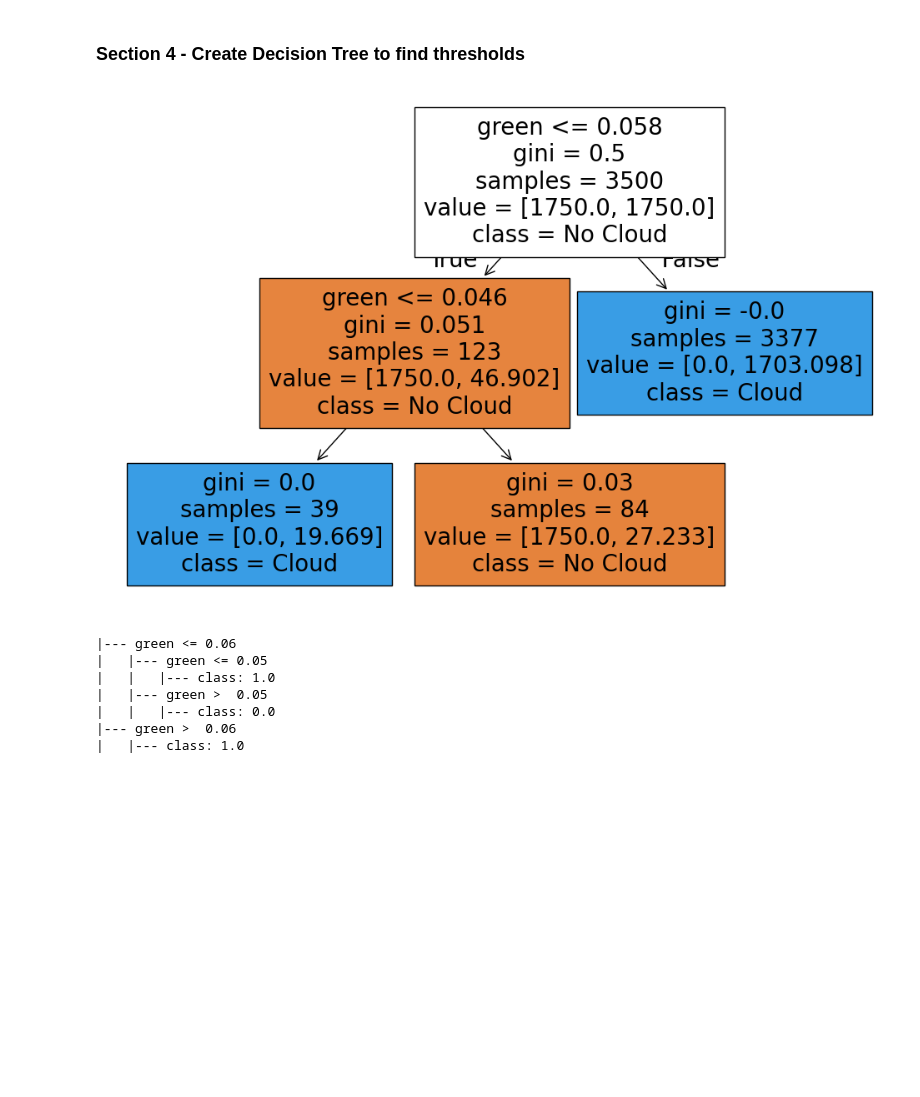
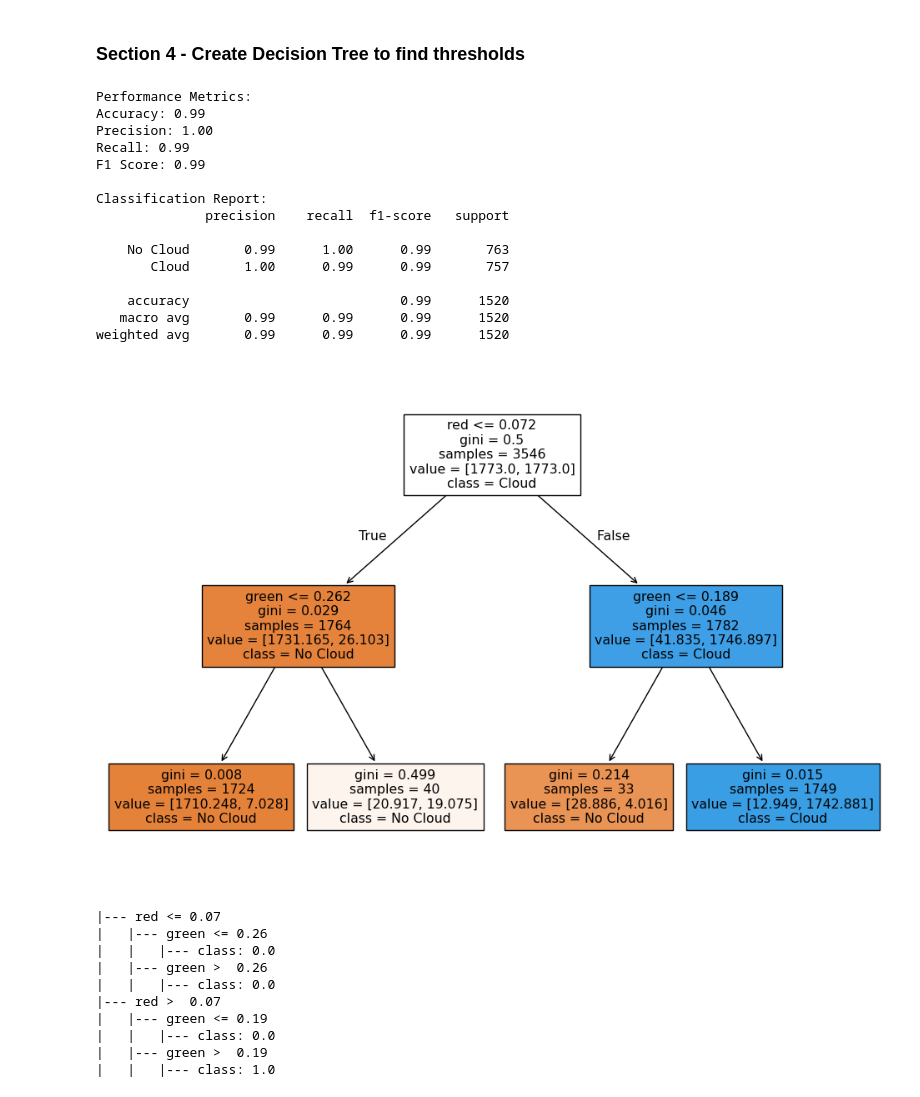
Before and after one commit to clinton-alden/goes_clouds, a Jupyter notebook: analysis/06_tsi_goes_comparison.ipynb, the cells around one changed output. Saved outputs shown, nothing was run; the diff lists cells and outputs as text; code cells hidden in the pictures; blank space fills up the shorter version.

```diff
--- a/analysis/06_tsi_goes_comparison.ipynb
+++ b/analysis/06_tsi_goes_comparison.ipynb
@@ -49,7 +22,7 @@ from sklearn.tree import DecisionTreeClassifier, plot_tree, export_text
 ### Section 0 - Define time range
 # %%
 start_time = "2022-07-01"
-end_time = "2022-07-31"
+end_time = "2022-08-31"
 
 # Convert start_time and end_time to numpy.datetime64
 start_time = np.datetime64(start_time)
@@ -157,0 +103,14 @@ Data variables:
+# %%
+path = '/storage/cdalden/goes/colorado/goes16/rgb_composite/'
+january_ds = xr.open_dataset(path + 'combined_goes16_C02_C05_C13_rgb_colorado_202301.nc')
+february_ds = xr.open_dataset(path + 'combined_goes16_C02_C05_C13_rgb_colorado_202302.nc')
+july_ds = xr.open_dataset(path + 'combined_goes16_C02_C05_C13_rgb_colorado_202207.nc')
+august_ds = xr.open_dataset(path + 'combined_goes16_C02_C05_C13_rgb_colorado_202208.nc')
+
+# combine july and august datasets
+summer_ds = xr.concat([july_ds, august_ds], dim='t', combine_attrs='override')
+winter_ds = xr.concat([january_ds, february_ds], dim='t', combine_attrs='override')
+
+
+ds = summer_ds.rename({'t': 'time'})
+ds
@@ -224,28 +173,72 @@ Data variables:
 # %% [markdown]
 ### Section 4 - Create Decision Tree to find thresholds
 # %%
+from sklearn.metrics import accuracy_score, precision_score, recall_score, f1_score, classification_report
+
 # Prepare the data
 X = goes_tsi_ds[['red', 'green', 'blue']].to_dataframe().dropna()
 y = goes_tsi_ds['cloud_binary'].to_dataframe().loc[X.index]
 
+# Split the data into training and testing sets
+from sklearn.model_selection import train_test_split
+X_train, X_test, y_train, y_test = train_test_split(X, y, test_size=0.3, random_state=42, stratify=y)
+
 # Train the decision tree classifier
 clf = DecisionTreeClassifier(max_depth=2, min_samples_split=10, class_weight='balanced', random_state=42)  # Limit depth for interpretability
-clf.fit(X, y)
+clf.fit(X_train, y_train)
+
+# Make predictions
+y_pred = clf.predict(X_test)
+
+# Calculate performance metrics
+accuracy = accuracy_score(y_test, y_pred)
+precision = precision_score(y_test, y_pred, average='binary')
+recall = recall_score(y_test, y_pred, average='binary')
+f1 = f1_score(y_test, y_pred, average='binary')
+
+# Print the metrics
+print("Performance Metrics:")
+print(f"Accuracy: {accuracy:.2f}")
+print(f"Precision: {precision:.2f}")
+print(f"Recall: {recall:.2f}")
+print(f"F1 Score: {f1:.2f}")
+
+# Print a detailed classification report
+print("\nClassification Report:")
+print(classification_report(y_test, y_pred, target_names=['No Cloud', 'Cloud']))
 
 # Visualize the decision tree
 plt.figure(figsize=(12, 8))
 plot_tree(clf, feature_names=['red', 'green', 'blue'], class_names=['No Cloud', 'Cloud'], filled=True)
 plt.show()
 
 # Output the decision rules
 tree_rules = export_text(clf, feature_names=['red', 'green', 'blue'])
 print(tree_rules)
 # %% [output]
+Performance Metrics:
+Accuracy: 0.99
+Precision: 1.00
+Recall: 0.99
+F1 Score: 0.99
+
+Classification Report:
+              precision    recall  f1-score   support
+
+    No Cloud       0.99      1.00      0.99       763
+       Cloud       1.00      0.99      0.99       757
+
+    accuracy                           0.99      1520
+   macro avg       0.99      0.99      0.99      1520
+weighted avg       0.99      0.99      0.99      1520
-[figure, old version]
+[figure, new version]
-|--- green <= 0.06
-|   |--- green <= 0.05
-|   |   |--- class: 1.0
-|   |--- green >  0.05
-|   |   |--- class: 0.0
-|--- green >  0.06
-|   |--- class: 1.0
+|--- red <= 0.07
+|   |--- green <= 0.26
+|   |   |--- class: 0.0
+|   |--- green >  0.26
+|   |   |--- class: 0.0
+|--- red >  0.07
+|   |--- green <= 0.19
+|   |   |--- class: 0.0
+|   |--- green >  0.19
+|   |   |--- class: 1.0
```
Also changed, not shown: parts of 12 cells of this notebook.
